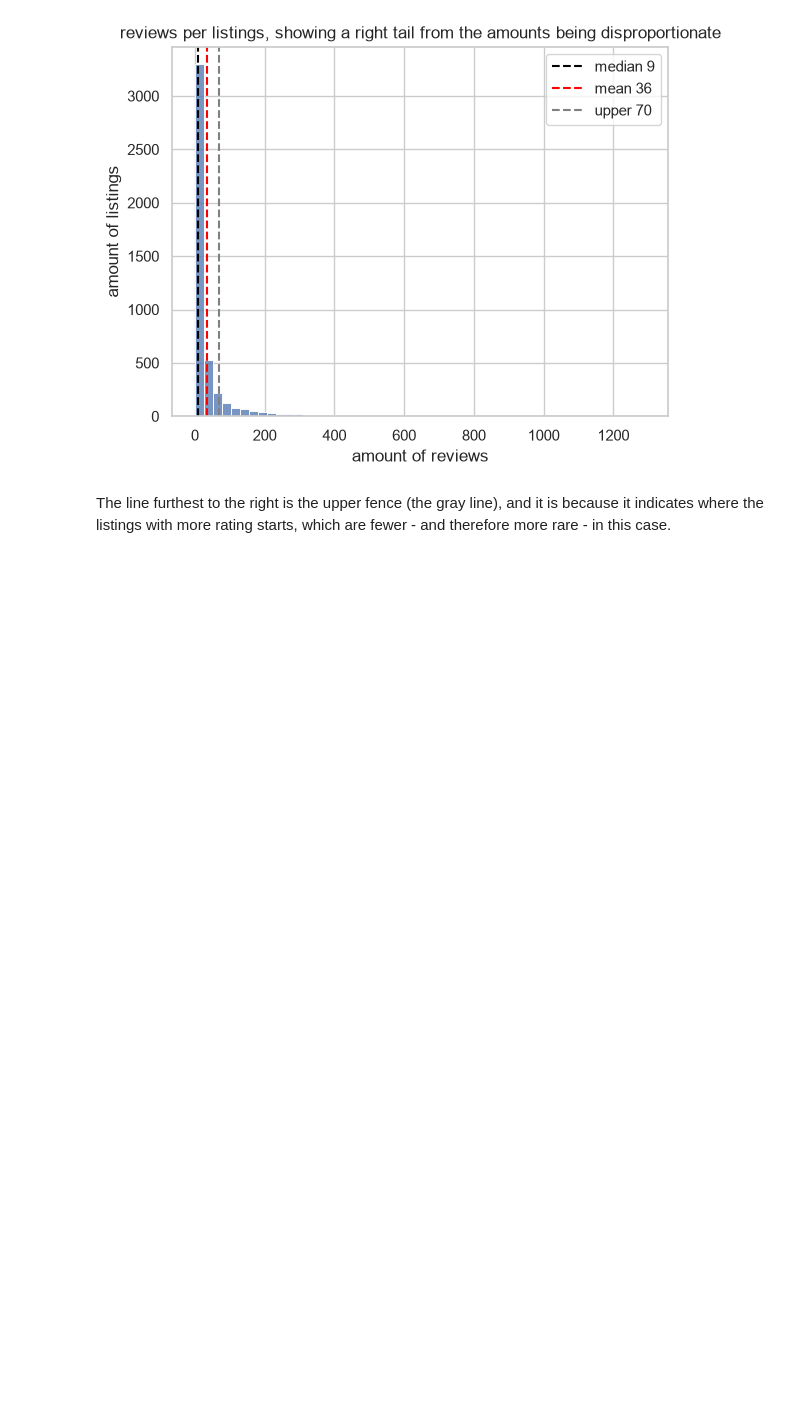
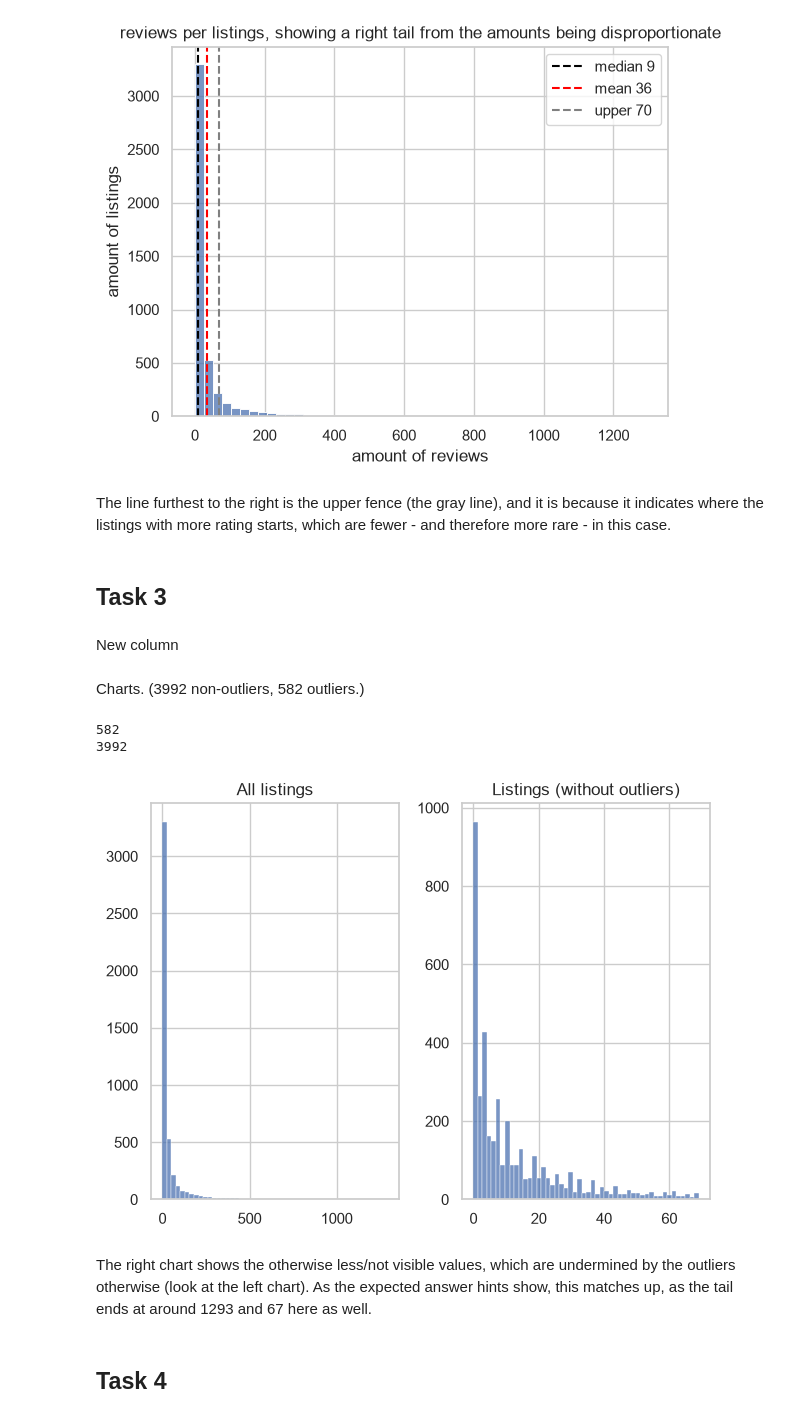
Before and after one commit to hotelFabie/LabComposition, a Jupyter notebook: Analysis & Visualization/Lab 7/lab7.ipynb, the cells around one changed output. Saved outputs shown, nothing was run; the diff lists cells and outputs as text; code cells hidden in the pictures; blank space fills up the shorter version.

Commit message:
data analysis lab 7 part 1 task 3.

```diff
--- a/Analysis & Visualization/Lab 7/lab7.ipynb
+++ b/Analysis & Visualization/Lab 7/lab7.ipynb
@@ -94,3 +94,39 @@ plt.show()
 # %% [markdown]
 The line furthest to the right is the upper fence (the gray line),
 and it is because it indicates where the listings with more rating starts, which are fewer - and therefore more rare - in this case.
+# %% [markdown]
+## Task 3
+# %% [markdown]
+New column
+# %%
+listings['reviews_outlier'] = listings['number_of_reviews'] > upper
+# %% [markdown]
+Charts.
+(3992 non-outliers, 582 outliers.)
+# %%
+print(len(listings[listings['reviews_outlier']]))
+print(len(listings[~listings['reviews_outlier']]))
+
+fig, axes = plt.subplots(1, 2)
+
+sns.histplot(data=listings, x='number_of_reviews', bins=50, ax=axes[0])
+sns.histplot(data=listings[~listings['reviews_outlier']],x='number_of_reviews', bins=50, ax=axes[1])
+
+axes[0].set_title('All listings')
+axes[1].set_title('Listings (without outliers)')
+
+for ax in axes:
+    ax.set_xlabel('')
+    ax.set_ylabel('')
+
+plt.tight_layout()
+plt.show()
+# %% [output]
+582
+3992
+[figure, added]
+# %% [markdown]
+The right chart shows the otherwise less/not visible values, which are undermined by the outliers otherwise (look at the left chart).
+As the expected answer hints show, this matches up, as the tail ends at around 1293 and 67 here as well.
+# %% [markdown]
+## Task 4
```
